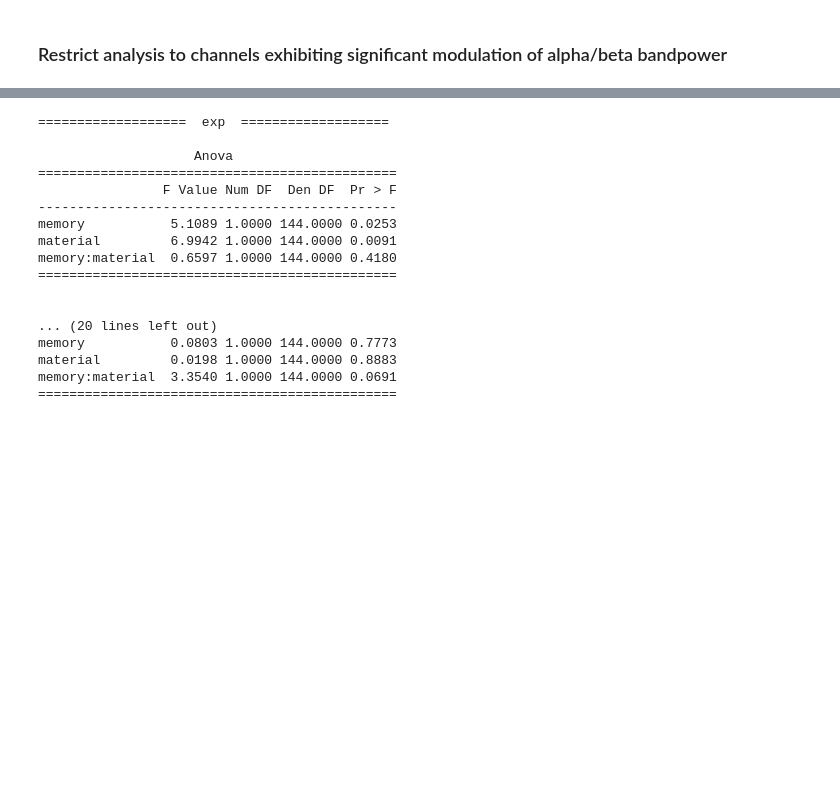
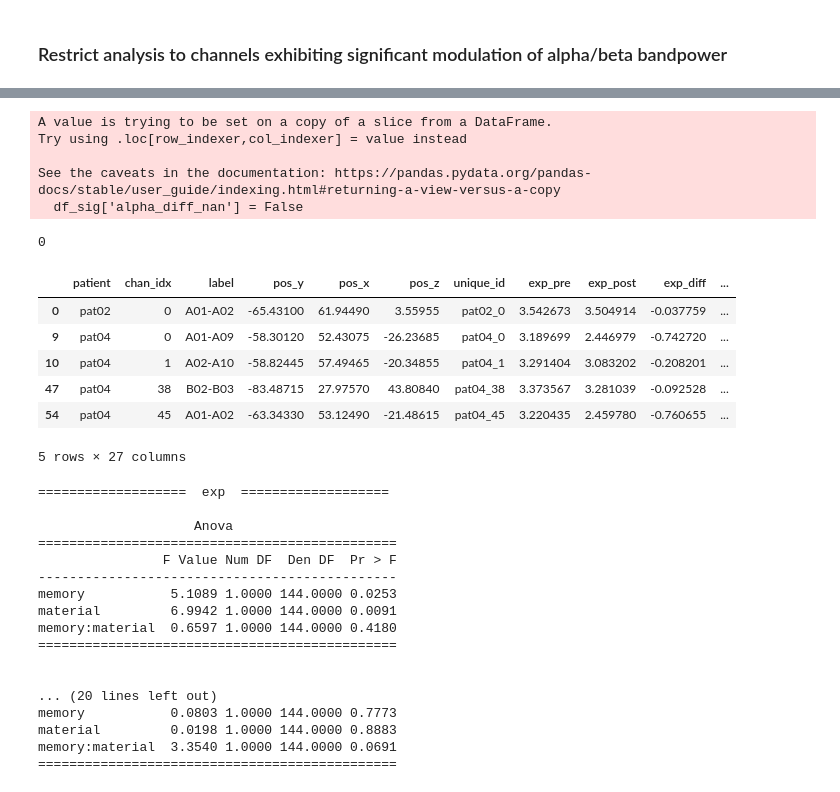
Before and after one commit to voytekresearch/oscillation_vs_exponent, a Jupyter notebook: notebooks/sme.ipynb, the cells around one changed output, grey strips where cells are left out. Saved outputs shown, nothing was run; the diff lists cells and outputs as text; code cells hidden in the pictures; blank space fills up the shorter version.

```diff
--- a/notebooks/sme.ipynb
+++ b/notebooks/sme.ipynb
@@ -141,3 +142,40 @@ df_sig
+# %%
+# NaN handling - identify channels with no detectable alpha peak
+
+# take mean for each patient/channel across conditions to find NaNs
+df_nan = df_sig.groupby(['patient','chan_idx']).mean()['alpha_diff'].reset_index()
+df_nan['nan'] = np.where(np.isnan(df_nan['alpha_diff']), 1, 0)
+
+# add to df_sig
+df_sig['alpha_diff_nan'] = False
+for ii in range(len(df_nan)):
+    df_i = df_sig.loc[(df_sig['patient']==df_nan.loc[ii, 'patient']) & \
+                        (df_sig['chan_idx']==df_nan.loc[ii, 'chan_idx'])]
+    if np.isnan(df_i['alpha_diff']).any():
+        df_sig.loc[(df_sig['patient']==df_nan.loc[ii, 'patient']) & \
+                    (df_sig['chan_idx']==df_nan.loc[ii, 'chan_idx']), 'alpha_diff_nan'] = True
+
+
+# reduce
+df_alpha = df_sig.loc[df_sig['alpha_diff_nan']==False]
+
+# show
+print(np.sum(np.isnan((df_alpha['alpha_diff']))))
+df_alpha.head()
+# %% [output]
+A value is trying to be set on a copy of a slice from a DataFrame.
+Try using .loc[row_indexer,col_indexer] = value instead
+
+See the caveats in the documentation: https://pandas.pydata.org/pandas-docs/stable/user_guide/indexing.html#returning-a-view-versus-a-copy
+  df_sig['alpha_diff_nan'] = False
+0
+|  | patient | chan_idx | label | pos_y | pos_x | pos_z | unique_id | exp_pre | exp_post | exp_diff | ... |
+| 0 | pat02 | 0 | A01-A02 | -65.43100 | 61.94490 | 3.55955 | pat02_0 | 3.542673 | 3.504914 | -0.037759 | ... |
+| 9 | pat04 | 0 | A01-A09 | -58.30120 | 52.43075 | -26.23685 | pat04_0 | 3.189699 | 2.446979 | -0.742720 | ... |
+| 10 | pat04 | 1 | A02-A10 | -58.82445 | 57.49465 | -20.34855 | pat04_1 | 3.291404 | 3.083202 | -0.208201 | ... |
+| 47 | pat04 | 38 | B02-B03 | -83.48715 | 27.97570 | 43.80840 | pat04_38 | 3.373567 | 3.281039 | -0.092528 | ... |
+| 54 | pat04 | 45 | A01-A02 | -63.34330 | 53.12490 | -21.48615 | pat04_45 | 3.220435 | 2.459780 | -0.760655 | ... |
+5 rows × 27 columns
 # %%
 # run 2-way anova (memory x material)
 
```
Also changed, not shown: parts of 4 cells of this notebook.
